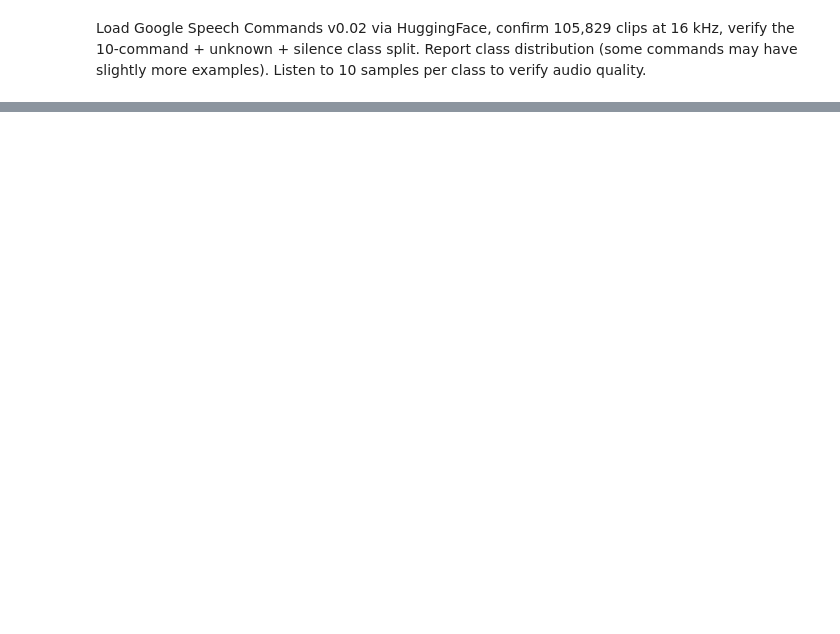
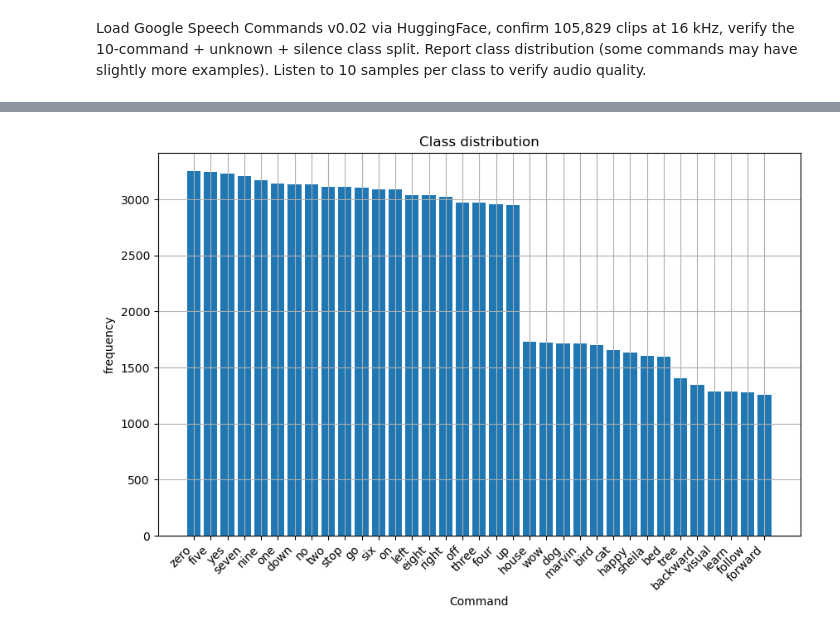
Before and after one commit to tksluangrath/ds6050-audio-projects, a Jupyter notebook: importingdata.ipynb, the cells around one changed output, grey strips where cells are left out. Drawn from its saved outputs; the diff is of its cells as text; code cells hidden in the pictures; blank space fills up the shorter version.

Commit message:
Examining Train, Val, Test set length. Visualized the class distribution and listened to a few examples.

```diff
--- a/importingdata.ipynb
+++ b/importingdata.ipynb
@@ -32,0 +71,6 @@ Test: 11005
+# %%
+labels_df = pd.DataFrame([train_set[i][2] for i in range(len(train_set))], columns=["label"])
+
+unique_labels = set(labels_df["label"])
+
+print(sorted(unique_labels))
@@ -32,0 +99,3 @@ Test: 11005
+# %%
+value_counts = pd.DataFrame(labels_df.value_counts()).reset_index()
+value_counts.head()
@@ -32,0 +109,11 @@ Test: 11005
+# %%
+fig, ax = plt.subplots(figsize = (10,6))
+ax.bar(value_counts['label'], value_counts['count'])
+ax.set_xlabel("Command")
+ax.set_ylabel('frequency')
+plt.xticks(rotation=45, ha='right')
+ax.set_title("Class distribution")
+ax.grid()
+plt.show()
+# %% [output]
+[figure, added]
```
Also changed, not shown: parts of 11 cells of this notebook.
